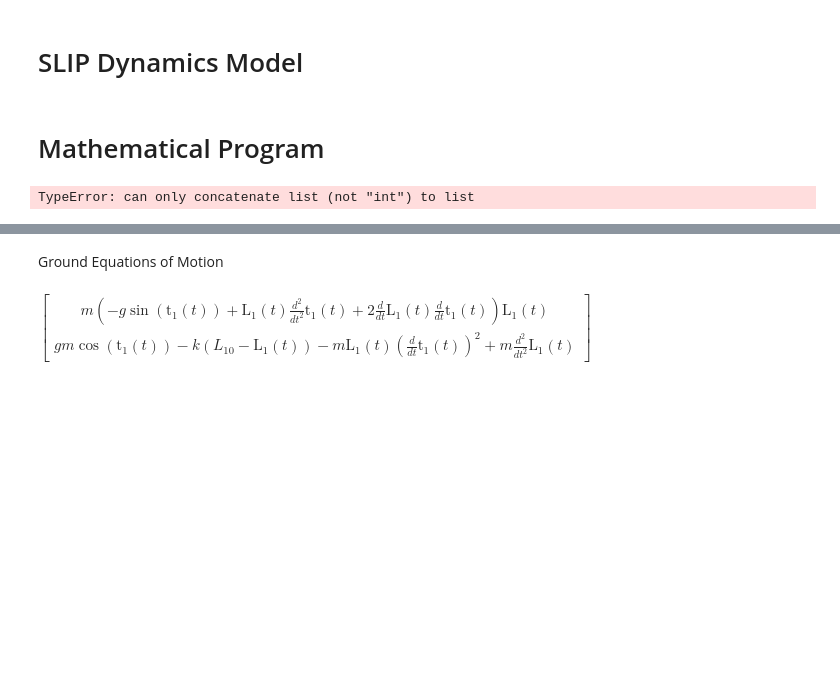
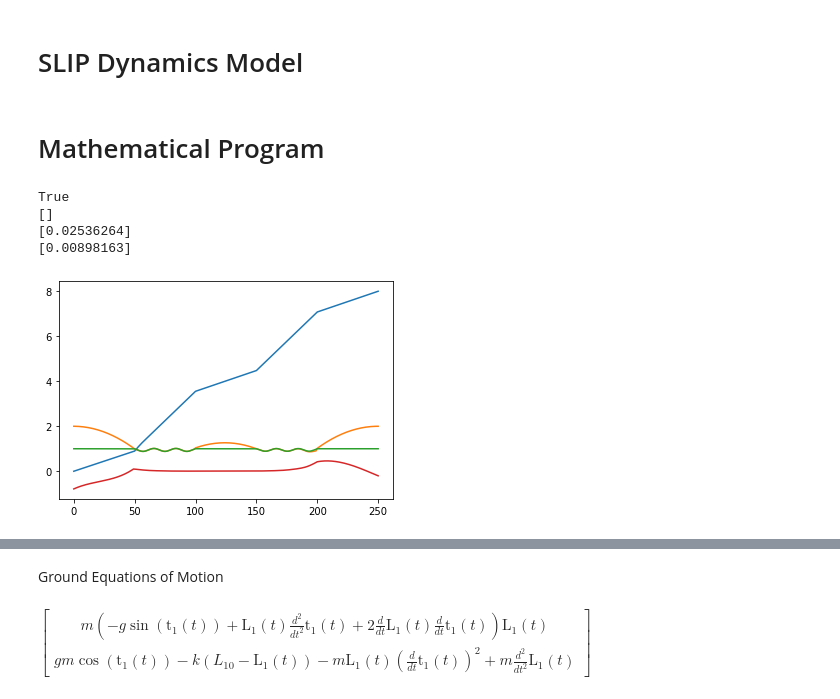
Before and after one commit to yu-fz/ROB-545-Final-Project, a Jupyter notebook: SLIP_solveTO.ipynb, the cells around one changed output, grey strips where cells are left out. Saved outputs shown, nothing was run; the diff lists cells and outputs as text; code cells hidden in the pictures; blank space fills up the shorter version.

```diff
--- a/SLIP_solveTO.ipynb
+++ b/SLIP_solveTO.ipynb
@@ -191,7 +189,7 @@ slip_model = SLIP_Model()
 
 #50 collocation points per contact phase, starts in beginning of flight
 #150 collocation points would be flight, stance, flight cycle
-number_of_collocation_points = 250
+number_of_collocation_points = 5 * slip_model.collocation_nodes_per_contact
 
 minimum_clearance_height = 0.5 # every jump apex must be above this height
 
@@ -208,11 +206,11 @@ q_dot_final_state = np.array([0,0,0,0])
 
 #constraints for max/min timestep lengths in swing and stance
 
-h_max_swing=0.05
-h_min_swing=0.001
+h_max_swing = 0.05
+h_min_swing = 0.001
 
-h_max_stance=0.05
-h_min_stance=0.001
+h_max_stance = 0.05
+h_min_stance = 0.001
 
 ## set up decision variables ##
 
@@ -307,34 +305,38 @@ for i in range(number_of_collocation_points):
 
         #euler integration constraint
 
         prog.AddConstraint( eq( q[i+1], q[i] + h_stance * qd[i+1]  ))
         prog.AddConstraint( eq( qd[i+1], qd[i] + h_stance * qdd[i]  ))
 
         #prog.AddConstraint(slip_model.relate_pelvis_accel_to_leg_accel(q[i,:],qd[i,:],qdd[i,:])==0)
 
         #R = 5
         #prog.AddCost(h_swing[0]*u[i].dot(u[i]))
 
 from pydrake.solvers.mathematicalprogram import Solve
 result = Solve(prog)
 
 print(result.is_success())
 print(result.GetInfeasibleConstraintNames(prog))
 pos = result.GetSolution(q)
 
 #print(pos[:,3])
 plt.plot(pos[:,0])
 plt.plot(pos[:,1])
 plt.plot(pos[:,2])
 plt.plot(pos[:,3])
 
 
 print(result.GetSolution(h_stance))
 print(result.GetSolution(h_swing))
 
 plt.show()
 # %% [output]
-TypeError: can only concatenate list (not "int") to list
+True
+[]
+[0.02536264]
+[0.00898163]
+[figure, added]
 # %%
 pos = result.GetSolution(q)
 
```
Also changed, not shown: parts of 5 cells of this notebook.
